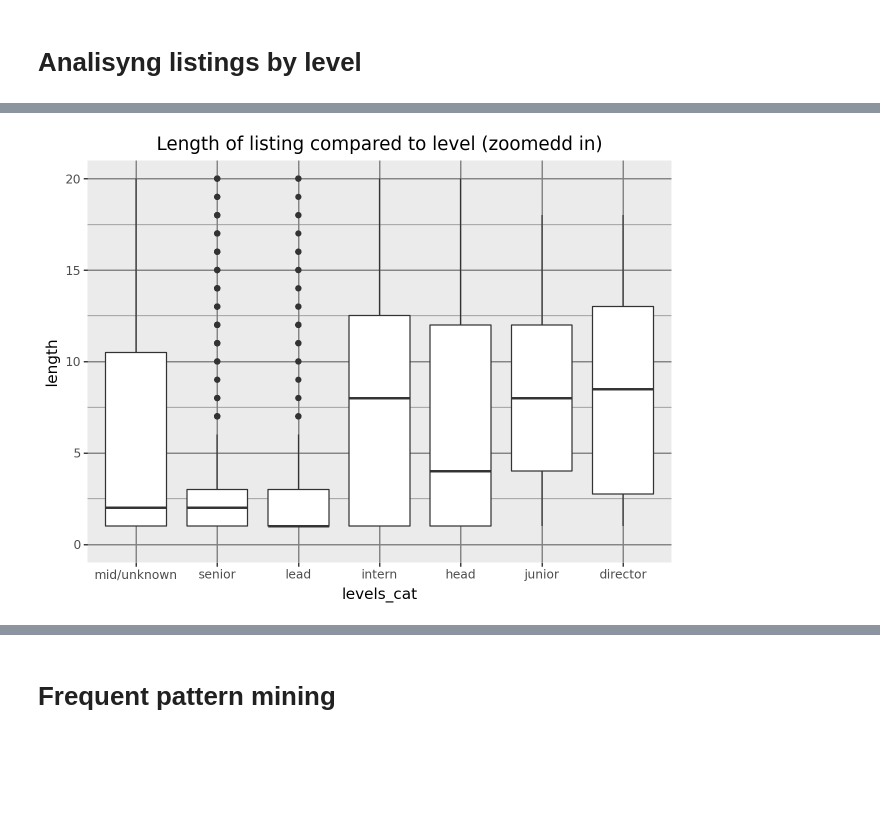
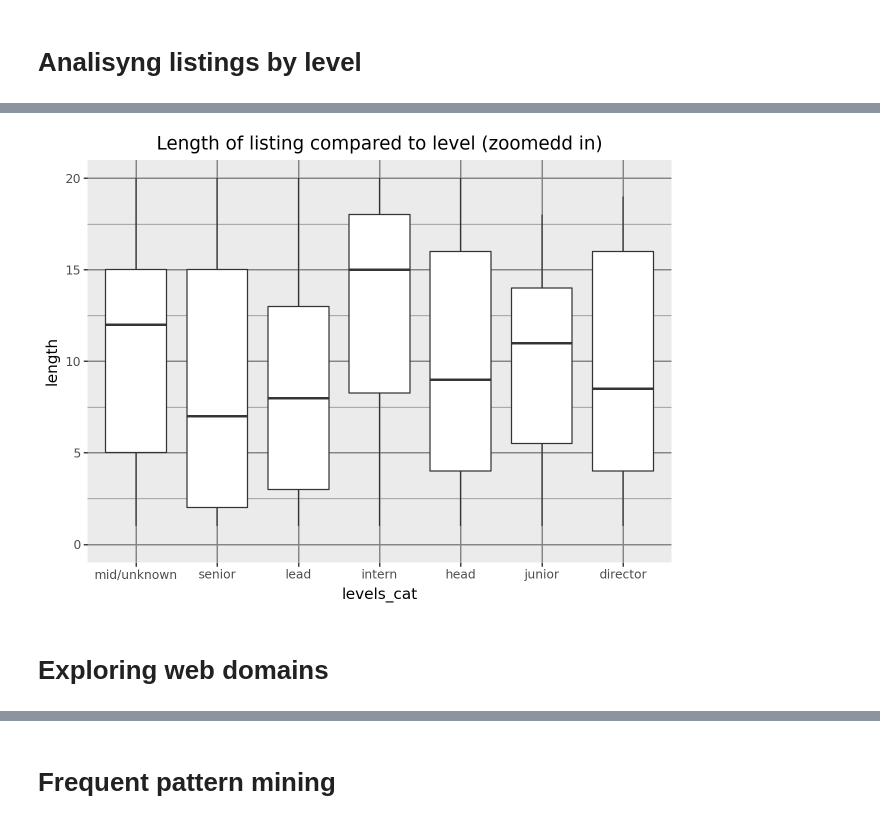
Before and after one commit to m2ger2020/listings, a Jupyter notebook: projekt.ipynb, the cells around one changed output, grey strips where cells are left out. Cells and saved outputs as stored; diff of their text form; code cells hidden in the pictures; blank space fills up the shorter version.

```diff
--- a/projekt.ipynb
+++ b/projekt.ipynb
@@ -181,7 +181,7 @@ def process_job_data(data):
 # Example usage
 # data = pd.read_csv('your_input_file.csv')  # Load your input data
 #nd = data.copy()
-#new_data = process_job_data(data)
+df2 = process_job_data(data.copy())
 #new_data.to_csv('new_data3442!!!.csv', index=False)  # Save processed data
 # %%
 """
@@ -493,16 +546,18 @@ levels_cat=pd.Categorical(df['level'], categories=levels_sorted)
 # %%
 ( p9.ggplot(
-    data=df,
+    data=df2,
     mapping=p9.aes(x='levels_cat',y='length')
 )
 + p9.geom_boxplot()
 + p9.ggtitle("Length of listing compared to level (zoomedd in)")
 + p9.theme(
    plot_background=p9.element_blank(),
    panel_grid_major=p9.element_line(color="gray"),
    panel_grid_minor=p9.element_line(color="gray")
     )
   + p9.scale_y_continuous(limits=(0, 20))
 )
 # %% [output]
-[figure, old version]
+[figure, new version]
+# %% [markdown]
+# Exploring web domains
```
Also changed, not shown: parts of 18 cells of this notebook.
